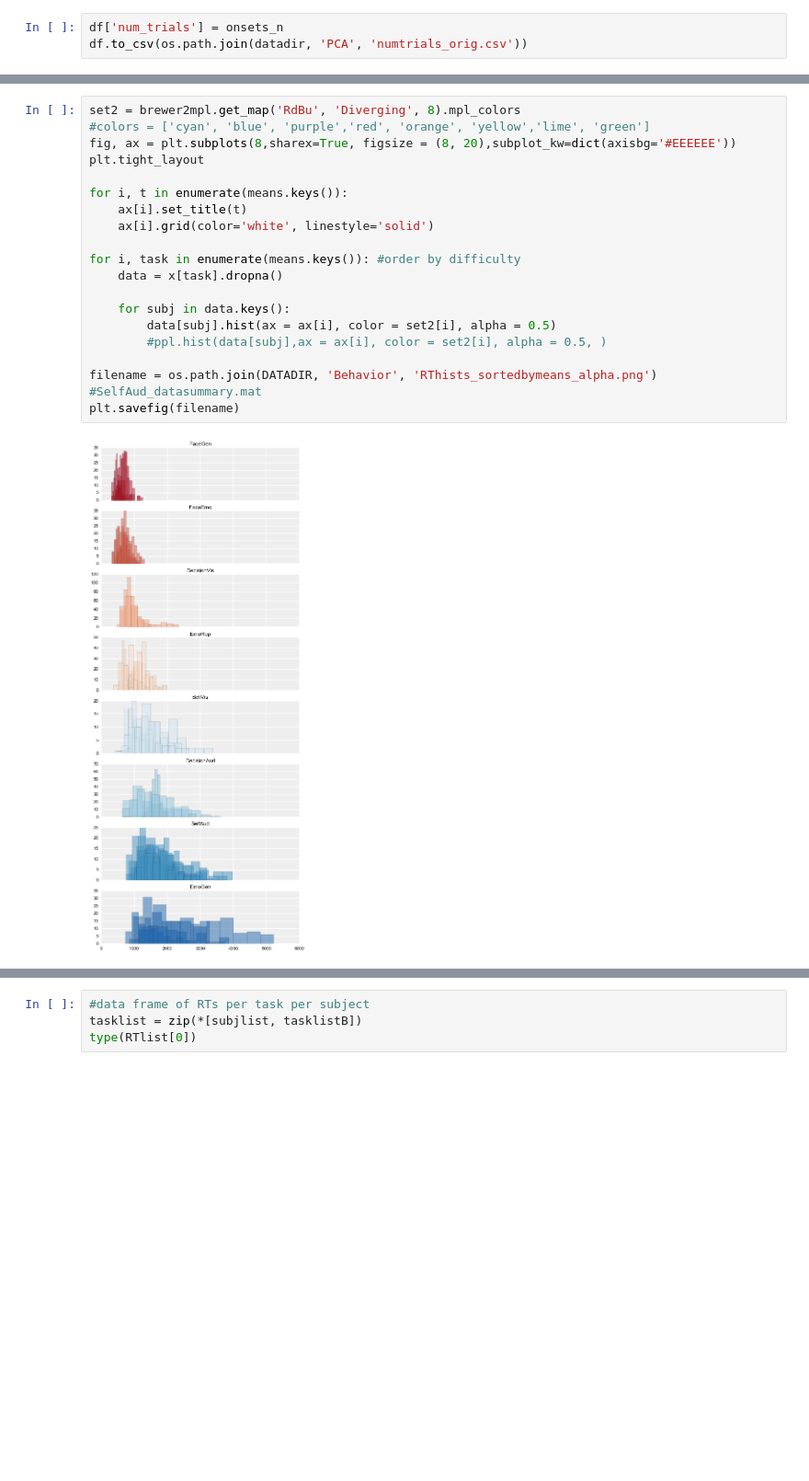
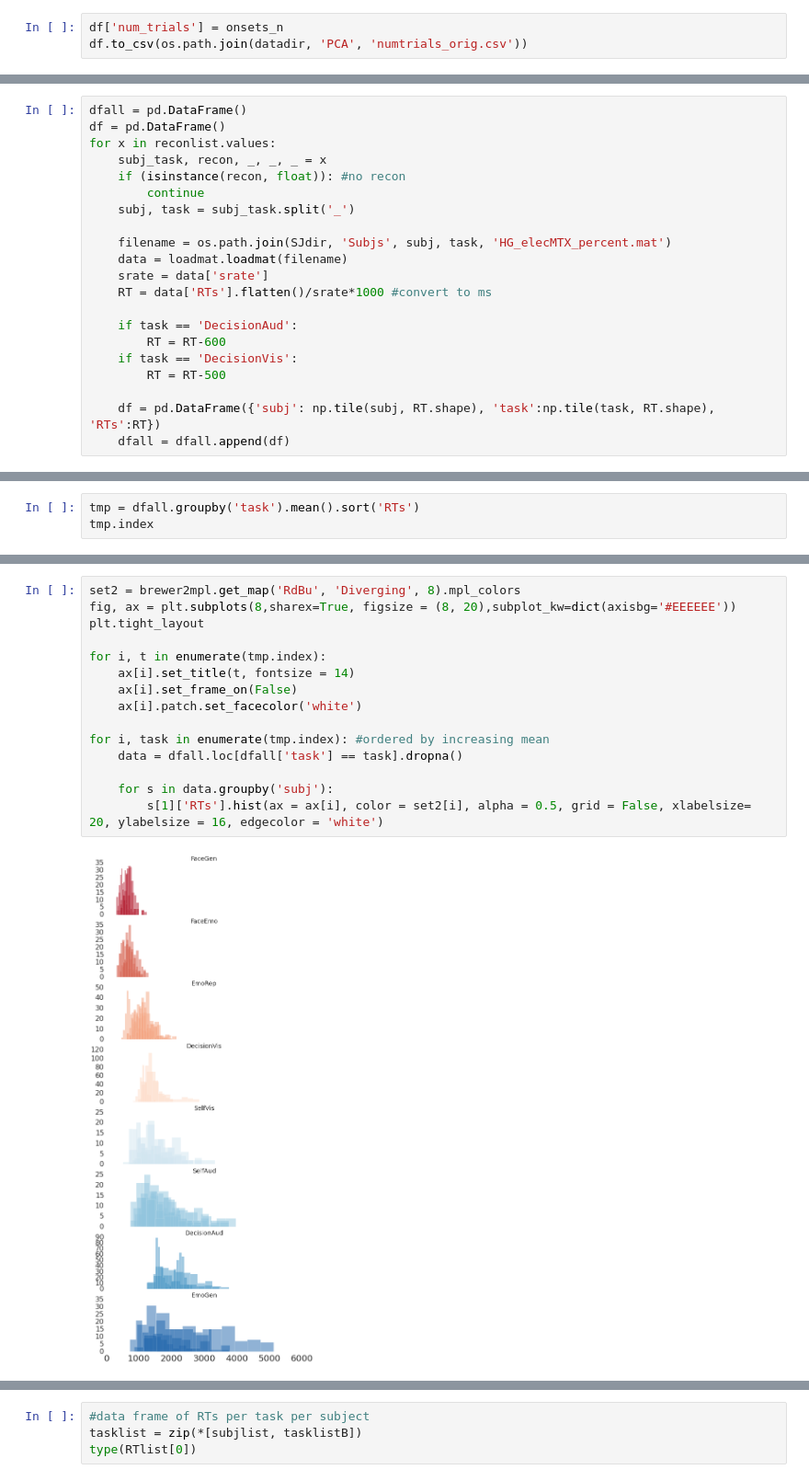
Before and after one commit to matarhaller/ECOGpy, a Jupyter notebook: RThists.ipynb, the cells around one changed output, grey strips where cells are left out. Shown at 92% size. Drawn from its saved outputs; the diff is of its cells as text; blank space fills up the shorter version.

```diff
--- a/RThists.ipynb
+++ b/RThists.ipynb
@@ -172,0 +89,21 @@ Index([u'FaceGen', u'FaceEmo', u'DecisionVis', u'EmoRep', u'SelfVis', u'Decision
+# %%
+dfall = pd.DataFrame()
+df = pd.DataFrame()
+for x in reconlist.values:
+    subj_task, recon, _, _, _ = x
+    if (isinstance(recon, float)): #no recon
+        continue
+    subj, task = subj_task.split('_')
+
+    filename = os.path.join(SJdir, 'Subjs', subj, task, 'HG_elecMTX_percent.mat')
+    data = loadmat.loadmat(filename)
+    srate = data['srate']
+    RT = data['RTs'].flatten()/srate*1000 #convert to ms
+
+    if task == 'DecisionAud':
+        RT = RT-600
+    if task == 'DecisionVis':
+        RT = RT-500
+
+    df = pd.DataFrame({'subj': np.tile(subj, RT.shape), 'task':np.tile(task, RT.shape), 'RTs':RT})
+    dfall = dfall.append(df)
@@ -172,0 +170,3 @@ Index([u'FaceGen', u'FaceEmo', u'DecisionVis', u'EmoRep', u'SelfVis', u'Decision
+# %%
+tmp = dfall.groupby('task').mean().sort('RTs')
+tmp.index
@@ -173,21 +175,17 @@ Index([u'FaceGen', u'FaceEmo', u'DecisionVis', u'EmoRep', u'SelfVis', u'Decision
 # %%
 set2 = brewer2mpl.get_map('RdBu', 'Diverging', 8).mpl_colors
-#colors = ['cyan', 'blue', 'purple','red', 'orange', 'yellow','lime', 'green']
 fig, ax = plt.subplots(8,sharex=True, figsize = (8, 20),subplot_kw=dict(axisbg='#EEEEEE'))
 plt.tight_layout
 
-for i, t in enumerate(means.keys()):
-    ax[i].set_title(t)
-    ax[i].grid(color='white', linestyle='solid')
+for i, t in enumerate(tmp.index):
+    ax[i].set_title(t, fontsize = 14)
+    ax[i].set_frame_on(False)
+    ax[i].patch.set_facecolor('white')
 
-for i, task in enumerate(means.keys()): #order by difficulty
-    data = x[task].dropna()
+for i, task in enumerate(tmp.index): #ordered by increasing mean
+    data = dfall.loc[dfall['task'] == task].dropna()
 
-    for subj in data.keys():
-        data[subj].hist(ax = ax[i], color = set2[i], alpha = 0.5)
-        #ppl.hist(data[subj],ax = ax[i], color = set2[i], alpha = 0.5, )
-
-filename = os.path.join(DATADIR, 'Behavior', 'RThists_sortedbymeans_alpha.png') #SelfAud_datasummary.mat
-plt.savefig(filename)
+    for s in data.groupby('subj'):
+        s[1]['RTs'].hist(ax = ax[i], color = set2[i], alpha = 0.5, grid = False, xlabelsize= 20, ylabelsize = 16, edgecolor = 'white')
 # %% [output]
-[figure, old version]
+[figure, new version]
```
Also changed, not shown: parts of 26 cells of this notebook, 6 other files.
